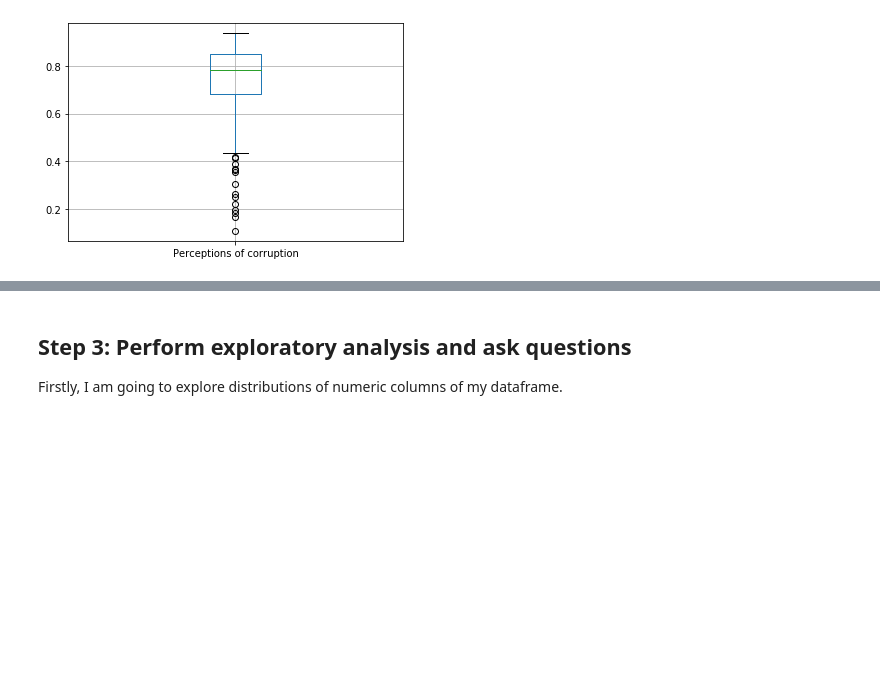
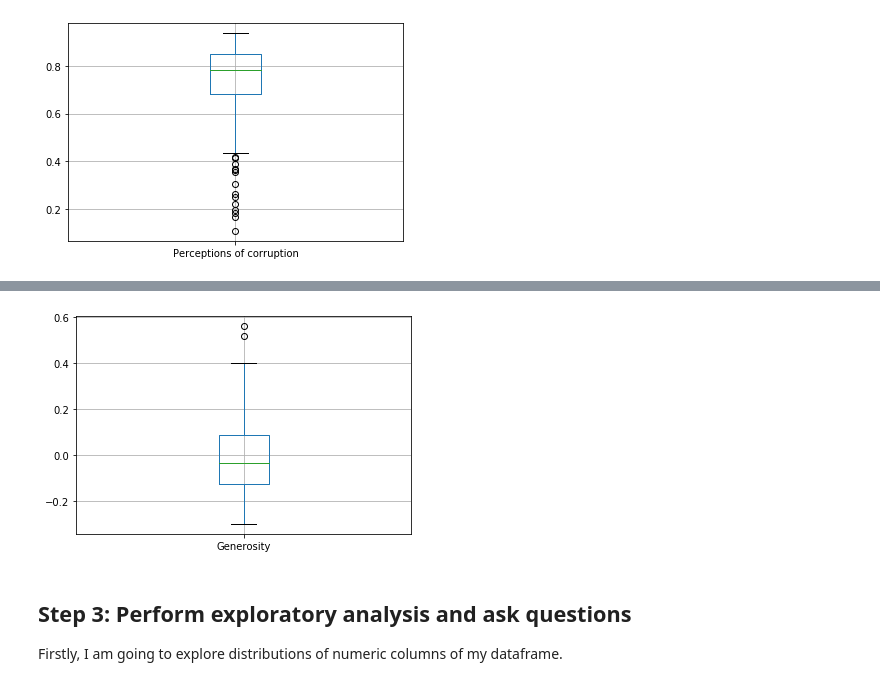
Before and after one commit to ax18031/ax18031_EMATM0048, a Jupyter notebook: Part3_folder/PART3.ipynb, the cells around one changed output, grey strips where cells are left out. Drawn from its saved outputs; the diff is of its cells as text; code cells hidden in the pictures; blank space fills up the shorter version.

```diff
--- a/Part3_folder/PART3.ipynb
+++ b/Part3_folder/PART3.ipynb
@@ -100,3 +104,7 @@ bp = df.boxplot(column = 'Perceptions of corruption')
+# %%
+bp = df.boxplot(column = 'Generosity')
+# %% [output]
+[figure, added]
 # %% [markdown]
 ## Step 3: Perform exploratory analysis and ask questions
 
```
Also changed, not shown: parts of 5 cells of this notebook.
